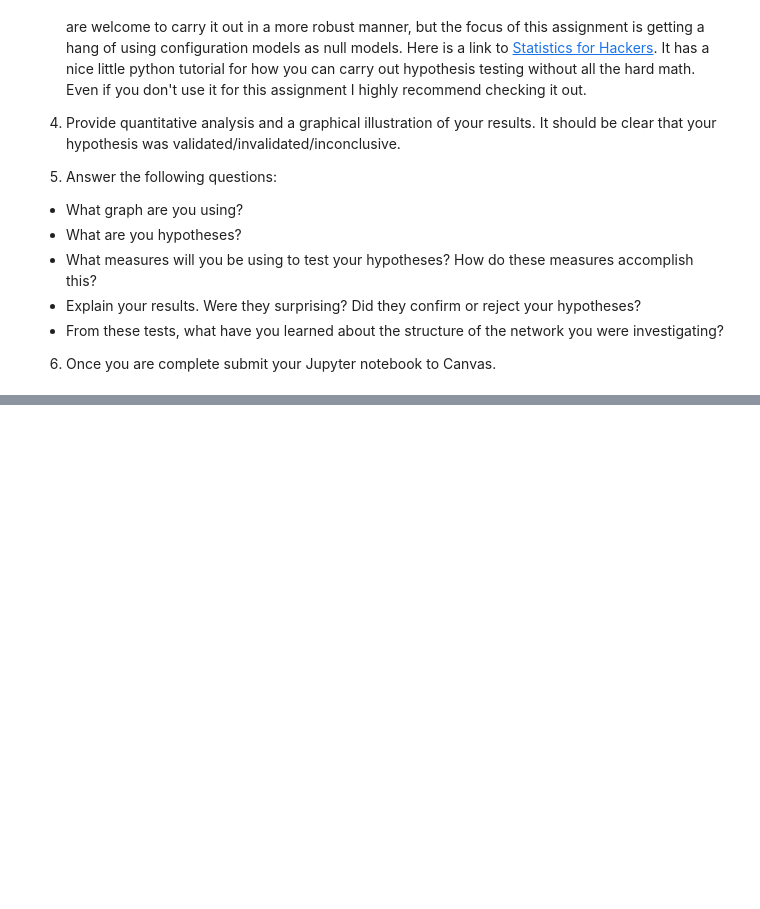
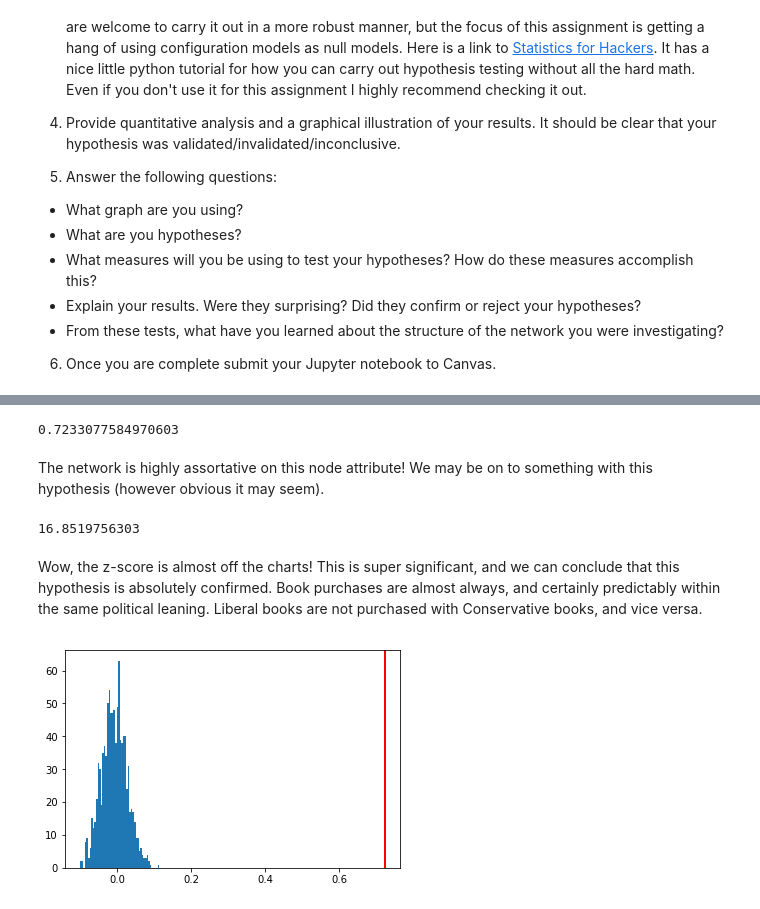
Before and after one commit to muftring/iu-netsci, a Jupyter notebook: week-09/w09_configuration-model_uftring-michael.ipynb, the cells around one changed output, grey strips where cells are left out. Saved outputs shown, nothing was run; the diff lists cells and outputs as text; code cells hidden in the pictures; blank space fills up the shorter version.

```diff
--- a/week-09/w09_configuration-model_uftring-michael.ipynb
+++ b/week-09/w09_configuration-model_uftring-michael.ipynb
@@ -126,0 +140,5 @@ And there we have it! We have fair reason to conclude that not only is the hypot
+# %%
+# load the network: it was converted from Pajek to GraphmML (in Gephi)
+# in order to retain the node attribute that designates the "politcal leaning"
+# of the book: "l" = liberal, "n" = neutral, or "c" = conservative.
+polbooks = nx.read_graphml("polbooks.graphml")
@@ -126,0 +221,8 @@ And there we have it! We have fair reason to conclude that not only is the hypot
+# %%
+attribute_assortativity = nx.attribute_assortativity_coefficient(polbooks,'value')
+# %%
+attribute_assortativity
+# %% [output]
+0.7233077584970603
+# %% [markdown]
+The network is highly assortative on this node attribute! We may be on to something with this hypothesis (however obvious it may seem).
@@ -126,0 +231,16 @@ And there we have it! We have fair reason to conclude that not only is the hypot
+# %%
+zscores_attribute = stats.zscore([attribute_assortativity] + attribute_model)
+print(zscores_attribute[0])
+# %% [output]
+16.8519756303
+# %% [markdown]
+Wow, the z-score is almost off the charts! This is super significant, and we can conclude that this hypothesis is absolutely confirmed. Book purchases are almost always, and certainly predictably within the same political leaning. Liberal books are not purchased with Conservative books, and vice versa.
+# %%
+# Use the histogram function to plot the distribution of assortativity coefficients
+plt.hist(model_attribute_assortativity, bins=50)
+
+# axvline produces a vertical line at the designated x position on the graph
+plt.axvline(attribute_assortativity, lw=2, color="red") #lw = 2 makes the line thicker
+plt.show()
+# %% [output]
+[figure, added]
```
Also changed, not shown: parts of 20 cells of this notebook, 8 other files.
